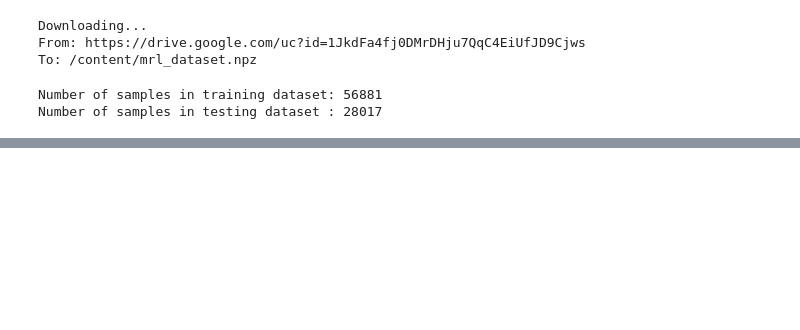
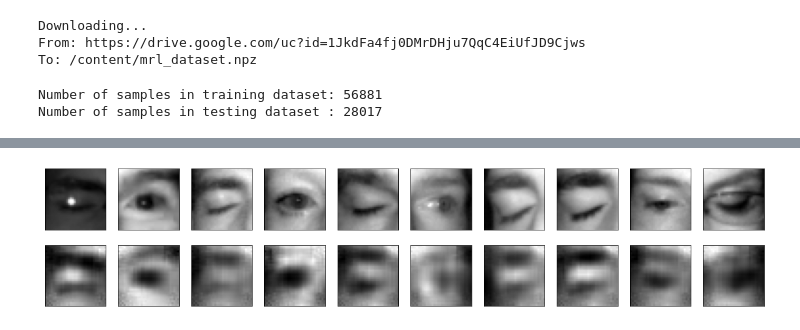
Before and after one commit to abhilb/Open-eye-closed-eye-classification, a Jupyter notebook: Part2/MRL_Eye_Autoencoder.ipynb, the cells around one changed output, grey strips where cells are left out. Drawn from its saved outputs; the diff is of its cells as text; code cells hidden in the pictures; blank space fills up the shorter version.

```diff
--- a/Part2/MRL_Eye_Autoencoder.ipynb
+++ b/Part2/MRL_Eye_Autoencoder.ipynb
@@ -117,5 +83,0 @@ valid_generator = DataGenerator(32, (32, 32, 1), X_train[40000:,:], y_train[4000
-# %%
-history = autoencoder.fit(train_generator,
-                          validation_data=valid_generator,
-                          epochs=100,
-                          shuffle=True)
@@ -124,0 +84,9 @@ ValueError: ignored
+# %%
+autoencoder.compile(optimizer='adam', loss='binary_crossentropy')
+# %%
+X_train = X_train.astype(np.float32) / 255.0
+X_test = X_test.astype(np.float32) / 255.0
+X_train = np.reshape(X_train, (X_train.shape[0], 32, 32, 1))
+X_test = np.reshape(X_test, (X_test.shape[0], 32, 32, 1))
+print(X_train.shape)
+print(X_test.shape)
@@ -124,0 +96,7 @@ ValueError: ignored
+# %%
+history = autoencoder.fit(X_train, X_train,
+                          epochs=50,
+                          batch_size=128,
+                          shuffle=True,
+                          validation_data=(X_test, X_test),
+                          callbacks=[TensorBoard(log_dir='/tmp/autoencoder')])
@@ -124,0 +121,22 @@ ValueError: ignored
+# %%
+decoded_imgs = autoencoder.predict(X_test)
+
+n = 10
+plt.figure(figsize=(20, 4))
+for i in range(1, n + 1):
+    # Display original
+    ax = plt.subplot(2, n, i)
+    plt.imshow(X_test[i].reshape(32, 32))
+    plt.gray()
+    ax.get_xaxis().set_visible(False)
+    ax.get_yaxis().set_visible(False)
+
+    # Display reconstruction
+    ax = plt.subplot(2, n, i + n)
+    plt.imshow(decoded_imgs[i].reshape(32, 32))
+    plt.gray()
+    ax.get_xaxis().set_visible(False)
+    ax.get_yaxis().set_visible(False)
+plt.show()
+# %% [output]
+[figure, added]
```
Also changed, not shown: parts of 9 cells of this notebook.
